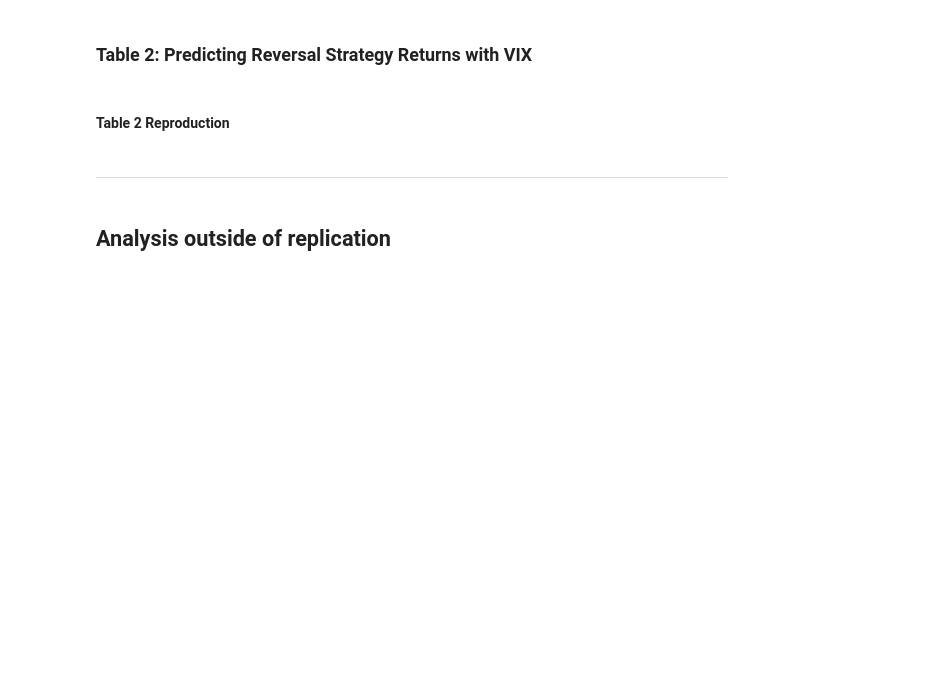
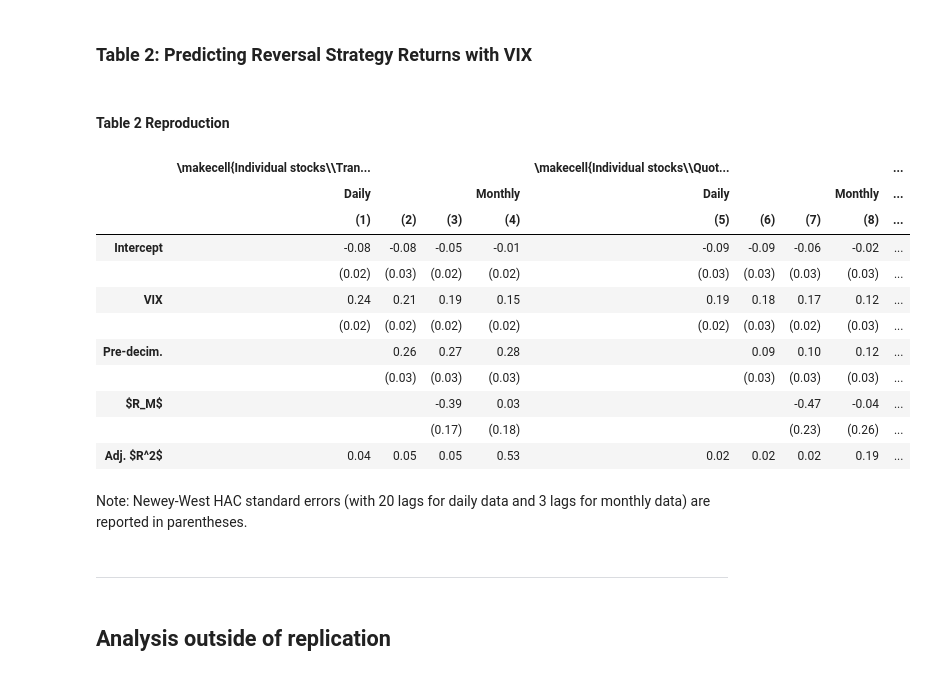
Before and after one commit to Waylon1026/Final-Project-Evaporating-Liquidity, a Jupyter notebook: src/notebook.ipynb, the cells around one changed output. Drawn from its saved outputs; the diff is of its cells as text; code cells hidden in the pictures; blank space fills up the shorter version.

```diff
--- a/src/notebook.ipynb
+++ b/src/notebook.ipynb
@@ -566,6 +572,30 @@ df_stat_B_new
 ### Table 2: Predicting Reversal Strategy Returns with VIX
 # %% [markdown]
 #### Table 2 Reproduction
+# %%
+reversal_ret_new = calc_reversal_strategy.load_reversal_return(reproduce=True)
+reversal_ret_new.columns = ['trade', 'quote', 'industry']
+# %%
+data_new = regression_hac.prepare_data(reversal_ret_new, vix, rm)
+data_m_new = regression_hac.prepare_data(reversal_ret_new, vix, rm, to_monthly=True)
+# %%
+table = regression_hac.generate_table(data_new, data_m_new)
+table
+# %% [output]
+|  | \makecell{Individual stocks\\Tran... |  |  |  | \makecell{Individual stocks\\Quot... |  |  |  | ... |
+|  | Daily |  |  | Monthly | Daily |  |  | Monthly | ... |
+|  | (1) | (2) | (3) | (4) | (5) | (6) | (7) | (8) | ... |
+| Intercept | -0.08 | -0.08 | -0.05 | -0.01 | -0.09 | -0.09 | -0.06 | -0.02 | ... |
+|  | (0.02) | (0.03) | (0.02) | (0.02) | (0.03) | (0.03) | (0.03) | (0.03) | ... |
+| VIX | 0.24 | 0.21 | 0.19 | 0.15 | 0.19 | 0.18 | 0.17 | 0.12 | ... |
+|  | (0.02) | (0.02) | (0.02) | (0.02) | (0.02) | (0.03) | (0.02) | (0.03) | ... |
+| Pre-decim. |  | 0.26 | 0.27 | 0.28 |  | 0.09 | 0.10 | 0.12 | ... |
+|  |  | (0.03) | (0.03) | (0.03) |  | (0.03) | (0.03) | (0.03) | ... |
+| $R_M$ |  |  | -0.39 | 0.03 |  |  | -0.47 | -0.04 | ... |
+|  |  |  | (0.17) | (0.18) |  |  | (0.23) | (0.26) | ... |
+| Adj. $R^2$ | 0.04 | 0.05 | 0.05 | 0.53 | 0.02 | 0.02 | 0.02 | 0.19 | ... |
+# %% [markdown]
+Note: Newey-West HAC standard errors (with 20 lags for daily data and 3 lags for monthly data) are reported in parentheses.
 # %% [markdown]
 ---
 # %% [markdown]
```
Also changed, not shown: parts of 10 cells of this notebook, 7 other files.
